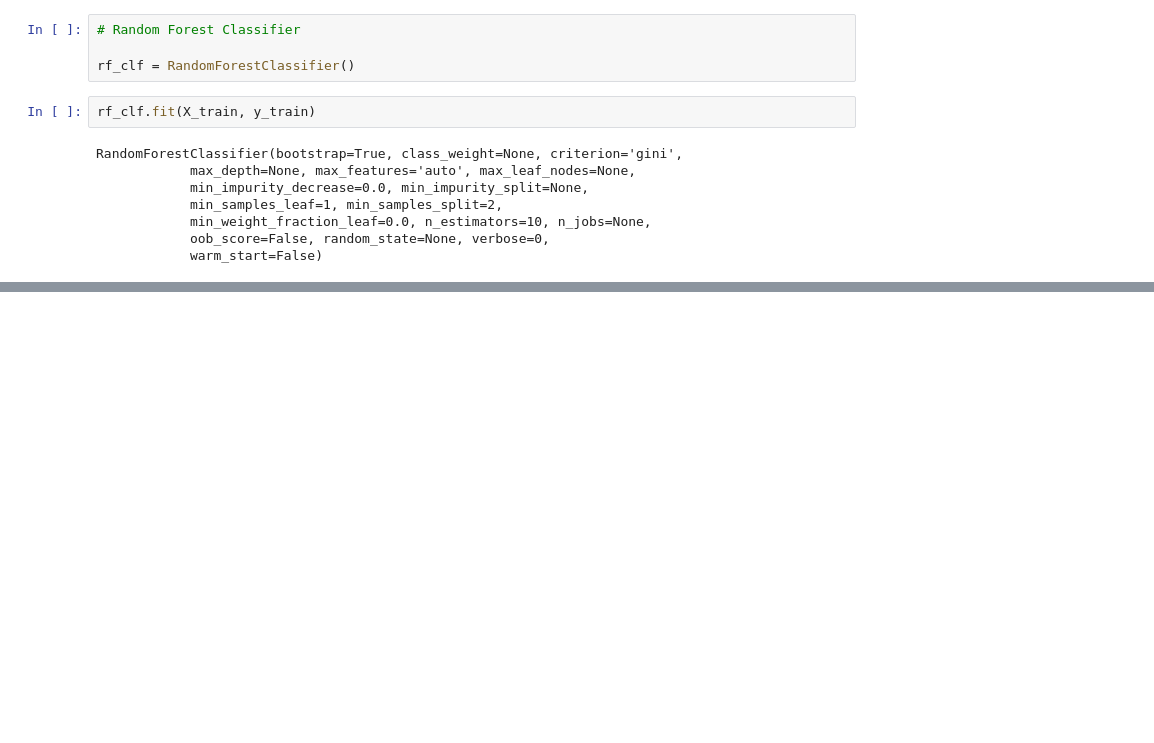
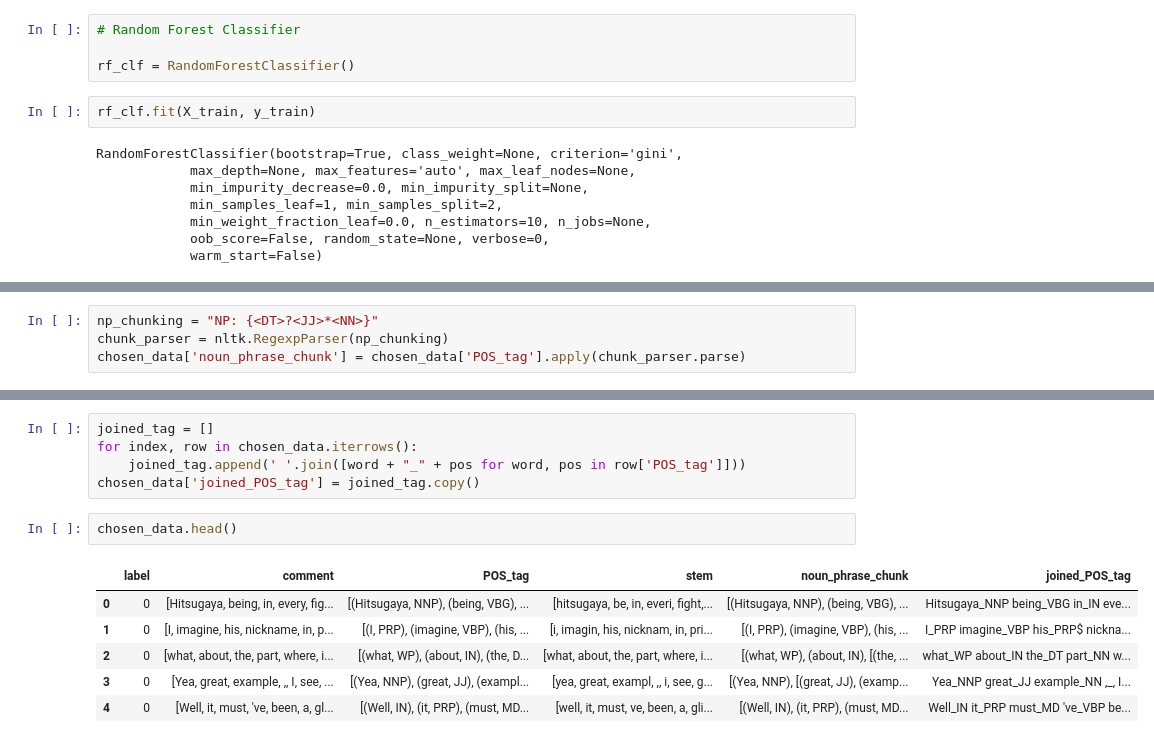
Before and after one commit to nourmansour/Sarcasm-on-Reddit, a Jupyter notebook: Sarcastic Comments on Reddit - An Analysis.ipynb, the cells around one changed output, grey strips where cells are left out. Cells and saved outputs as stored; diff of their text form; blank space fills up the shorter version.

```diff
--- a/Sarcastic Comments on Reddit - An Analysis.ipynb
+++ b/Sarcastic Comments on Reddit - An Analysis.ipynb
@@ -418,0 +412,4 @@ print(rf_clf.score(X_test, y_test))
+# %%
+np_chunking = "NP: {<DT>?<JJ>*<NN>}"
+chunk_parser = nltk.RegexpParser(np_chunking)
+chosen_data['noun_phrase_chunk'] = chosen_data['POS_tag'].apply(chunk_parser.parse)
@@ -418,0 +425,14 @@ print(rf_clf.score(X_test, y_test))
+# %%
+joined_tag = []
+for index, row in chosen_data.iterrows():
+    joined_tag.append(' '.join([word + "_" + pos for word, pos in row['POS_tag']]))
+chosen_data['joined_POS_tag'] = joined_tag.copy()
+# %%
+chosen_data.head()
+# %% [output]
+|  | label | comment | POS_tag | stem | noun_phrase_chunk | joined_POS_tag |
+| 0 | 0 | [Hitsugaya, being, in, every, fig... | [(Hitsugaya, NNP), (being, VBG), ... | [hitsugaya, be, in, everi, fight,... | [(Hitsugaya, NNP), (being, VBG), ... | Hitsugaya_NNP being_VBG in_IN eve... |
+| 1 | 0 | [I, imagine, his, nickname, in, p... | [(I, PRP), (imagine, VBP), (his, ... | [i, imagin, his, nicknam, in, pri... | [(I, PRP), (imagine, VBP), (his, ... | I_PRP imagine_VBP his_PRP$ nickna... |
+| 2 | 0 | [what, about, the, part, where, i... | [(what, WP), (about, IN), (the, D... | [what, about, the, part, where, i... | [(what, WP), (about, IN), [(the, ... | what_WP about_IN the_DT part_NN w... |
+| 3 | 0 | [Yea, great, example, ,, I, see, ... | [(Yea, NNP), (great, JJ), (exampl... | [yea, great, exampl, ,, i, see, g... | [(Yea, NNP), [(great, JJ), (examp... | Yea_NNP great_JJ example_NN ,_, I... |
+| 4 | 0 | [Well, it, must, 've, been, a, gl... | [(Well, IN), (it, PRP), (must, MD... | [well, it, must, ve, been, a, gli... | [(Well, IN), (it, PRP), (must, MD... | Well_IN it_PRP must_MD 've_VBP be... |
```
Also changed, not shown: parts of 16 cells of this notebook.
